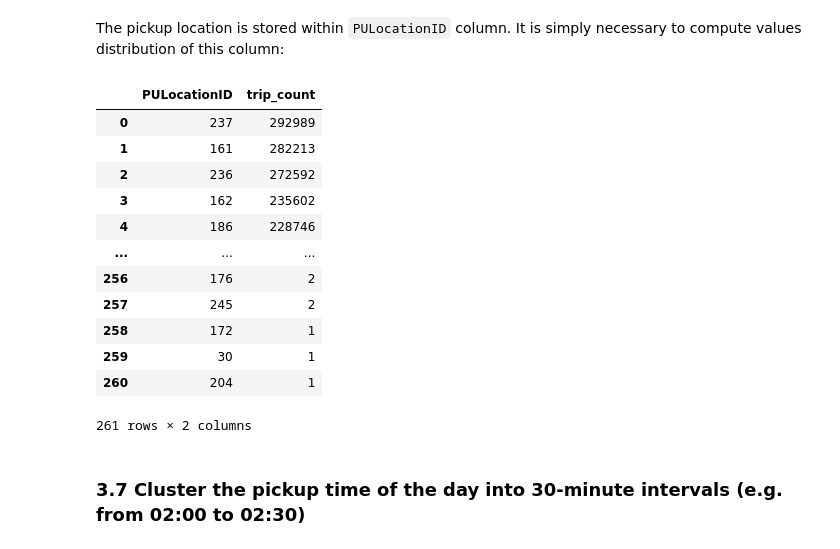
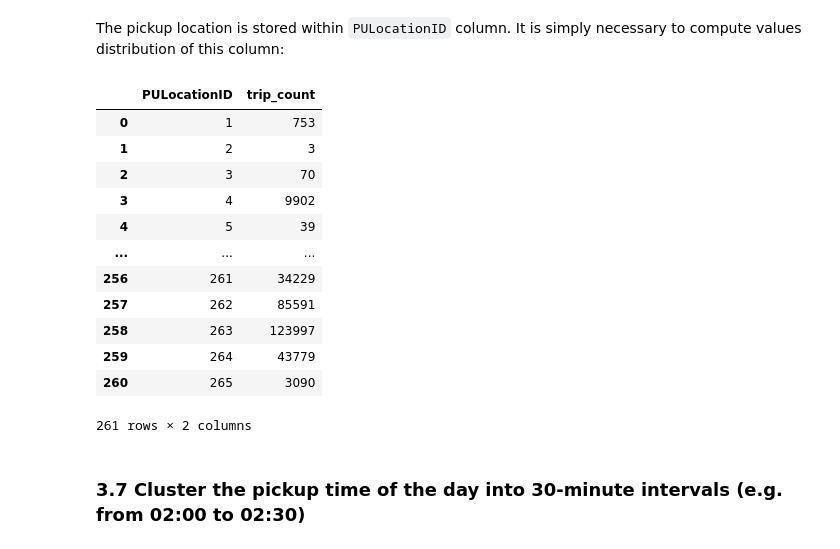
Before and after one commit to snava38/foc-project-nava-perani, a Jupyter notebook: notebooks/foc-project-notebook_v1.ipynb, the cells around one changed output. Cells and saved outputs as stored; diff of their text form; code cells hidden in the pictures.

```diff
--- a/notebooks/foc-project-notebook_v1.ipynb
+++ b/notebooks/foc-project-notebook_v1.ipynb
@@ -173,3 +175,9 @@ Column : congestion_surcharge | before: float64  -> after: float64
+# %%
+# Add rowID using .loc to avoid SettingWithCopyWarning
+dataset['rowID'] = range(1, len(dataset) + 1)
+
+# Reorder columns to place 'rowID' as the first column
+dataset = dataset[['rowID'] + [col for col in dataset.columns if col != 'rowID']]
 # %% [markdown]
 ## **3. Assignements**
 # %% [markdown]
@@ -257,0 +266,6 @@ bad
+# %%
+# Filter rows by checking if 'rowID' is in `bad`
+dataset = dataset[~dataset.index.isin(bad.index)]
+
+# Show the cleaned dataset
+dataset
@@ -283,20 +311,20 @@ The result is a `Timedelta` column, which represents the time difference as numb
 # %% [markdown]
 The pickup location is stored within `PULocationID` column. It is simply necessary to compute values distribution of this column:
 # %%
-dataset.PULocationID.value_counts().reset_index(name='trip_count')
+dataset.groupby('PULocationID', observed=False).size().reset_index(name='trip_count')
 # %% [output]
 |  | PULocationID | trip_count |
-| 0 | 237 | 292989 |
-| 1 | 161 | 282213 |
-| 2 | 236 | 272592 |
-| 3 | 162 | 235602 |
-| 4 | 186 | 228746 |
+| 0 | 1 | 753 |
+| 1 | 2 | 3 |
+| 2 | 3 | 70 |
+| 3 | 4 | 9902 |
+| 4 | 5 | 39 |
 | ... | ... | ... |
-| 256 | 176 | 2 |
-| 257 | 245 | 2 |
-| 258 | 172 | 1 |
-| 259 | 30 | 1 |
-| 260 | 204 | 1 |
+| 256 | 261 | 34229 |
+| 257 | 262 | 85591 |
+| 258 | 263 | 123997 |
+| 259 | 264 | 43779 |
+| 260 | 265 | 3090 |
 261 rows × 2 columns
 # %% [markdown]
 ### 3.7 Cluster the pickup time of the day into 30-minute intervals (e.g. from 02:00 to 02:30)
```
Also changed, not shown: parts of 31 cells of this notebook.
